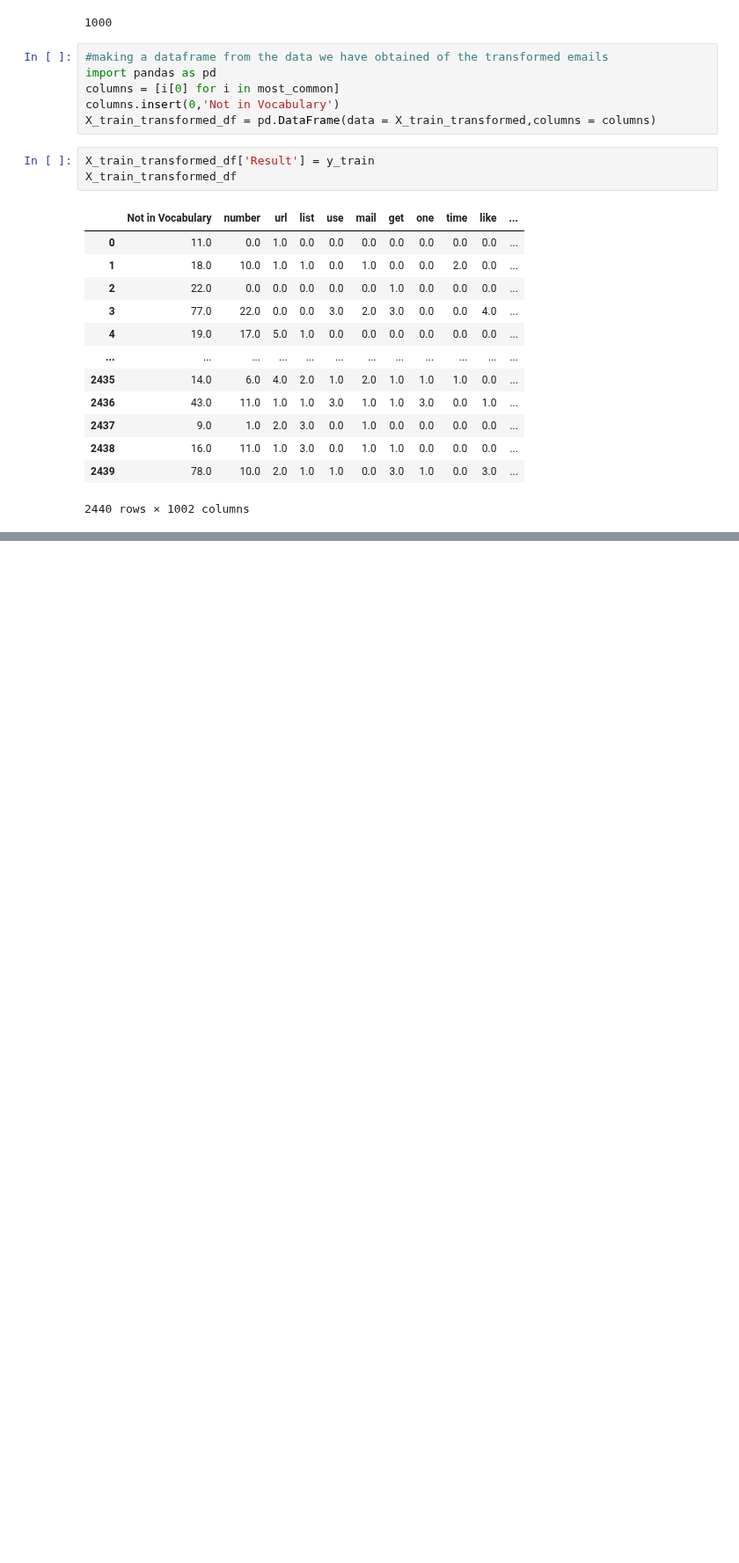
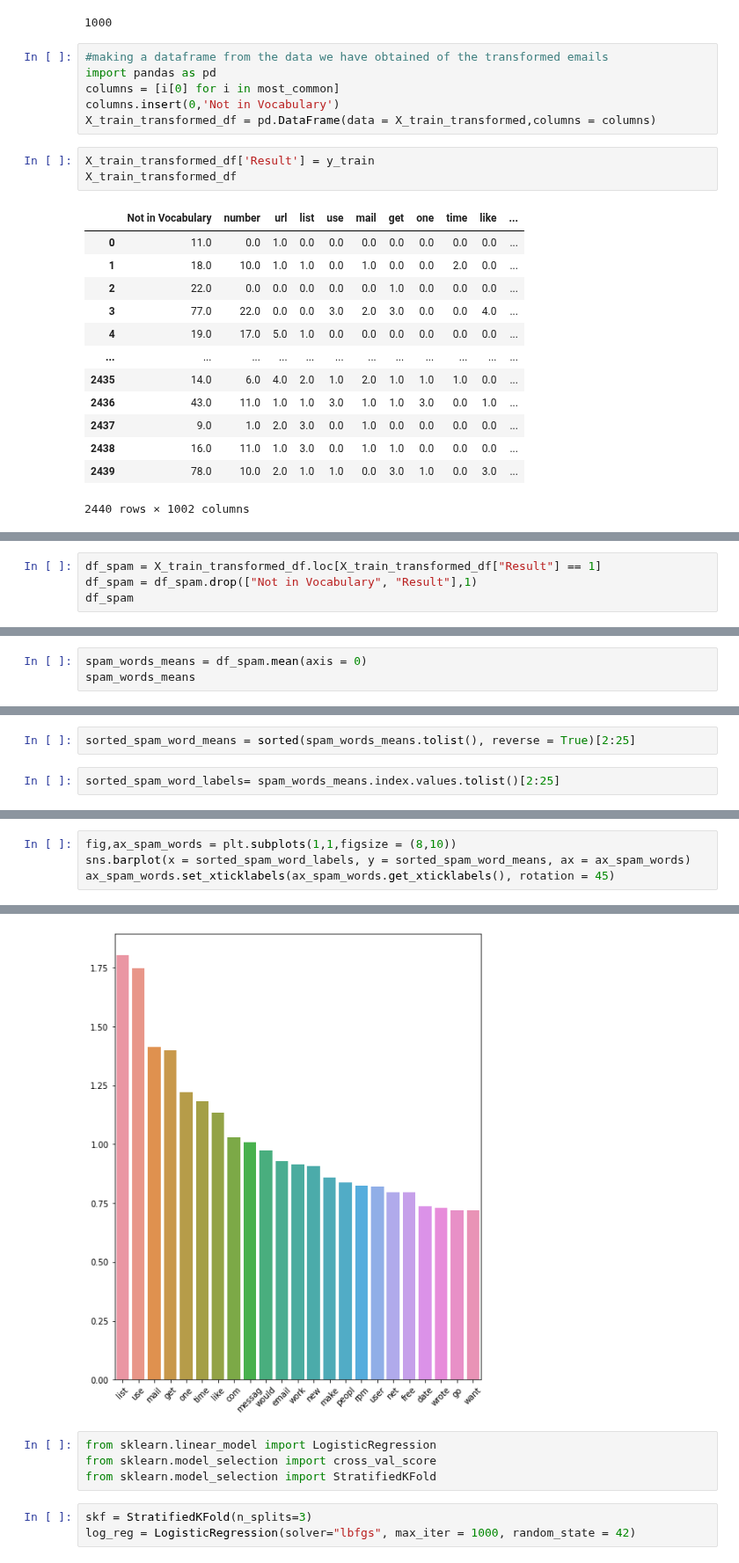
Before and after one commit to Pasindu19970808/Hands-on-Machine-Learning-Textbook-Exercises, a Jupyter notebook: DeepLearning_1/SpamClassifier/EmailSpamClassifier.ipynb, the cells around one changed output, grey strips where cells are left out. Shown at 88% size. Cells and saved outputs as stored; diff of their text form; blank space fills up the shorter version.

```diff
--- a/DeepLearning_1/SpamClassifier/EmailSpamClassifier.ipynb
+++ b/DeepLearning_1/SpamClassifier/EmailSpamClassifier.ipynb
@@ -474,0 +489,4 @@ import seaborn as sns
+# %%
+df_spam = X_train_transformed_df.loc[X_train_transformed_df["Result"] == 1]
+df_spam = df_spam.drop(["Not in Vocabulary", "Result"],1)
+df_spam
@@ -474,0 +523,3 @@ import seaborn as sns
+# %%
+spam_words_means = df_spam.mean(axis = 0)
+spam_words_means
@@ -474,0 +545,4 @@ import seaborn as sns
+# %%
+sorted_spam_word_means = sorted(spam_words_means.tolist(), reverse = True)[2:25]
+# %%
+sorted_spam_word_labels= spam_words_means.index.values.tolist()[2:25]
@@ -474,0 +574,5 @@ import seaborn as sns
+# %%
+fig,ax_spam_words = plt.subplots(1,1,figsize = (8,10))
+sns.barplot(x = sorted_spam_word_labels, y = sorted_spam_word_means, ax = ax_spam_words)
+ax_spam_words.set_xticklabels(ax_spam_words.get_xticklabels(), rotation = 45)
+# %% [output]
@@ -474,0 +596,8 @@ import seaborn as sns
+[figure, added]
+# %%
+from sklearn.linear_model import LogisticRegression
+from sklearn.model_selection import cross_val_score
+from sklearn.model_selection import StratifiedKFold
+# %%
+skf = StratifiedKFold(n_splits=3)
+log_reg = LogisticRegression(solver="lbfgs", max_iter = 1000, random_state = 42)
```
Also changed, not shown: parts of 21 cells of this notebook.
